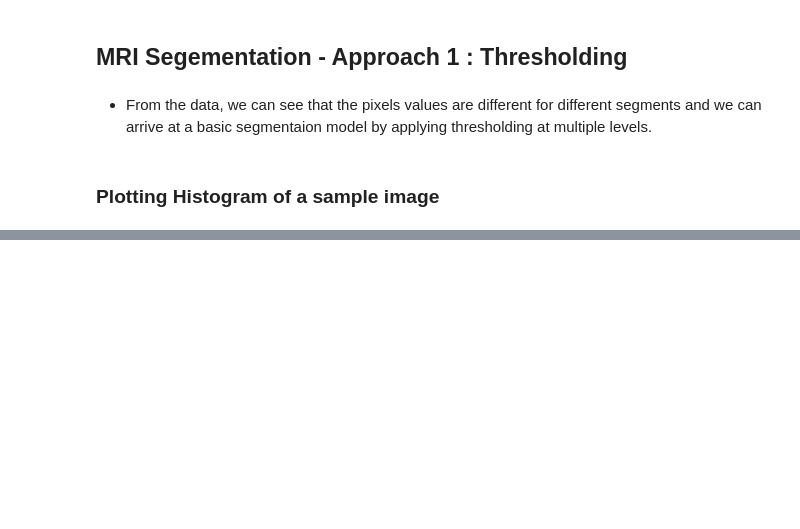
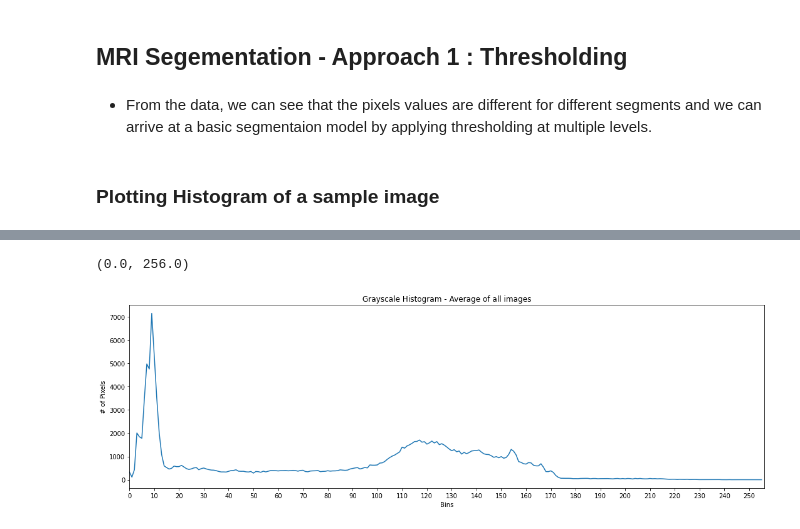
Before and after one commit to Sreekiranar/bham_cvcw, a Jupyter notebook: Computer_Vision_coursework_v2.ipynb, the cells around one changed output, grey strips where cells are left out. Drawn from its saved outputs; the diff is of its cells as text; code cells hidden in the pictures; blank space fills up the shorter version.

```diff
--- a/Computer_Vision_coursework_v2.ipynb
+++ b/Computer_Vision_coursework_v2.ipynb
@@ -161,0 +172,14 @@ plt.xlim([0, 256])
+# %%
+hist = cv2.calcHist([avg_image], [0], None, [256], [0, 256])
+plt.rcParams["figure.figsize"] = [15,5]
+plt.rcParams["figure.autolayout"] = True
+plt.figure()
+plt.title("Grayscale Histogram - Average of all images")
+plt.xlabel("Bins")
+plt.xticks(list(range(0,255,10)))
+plt.ylabel("# of Pixels")
+plt.plot(hist)
+plt.xlim([0, 256])
+# %% [output]
+(0.0, 256.0)
+[figure, added]
```
Also changed, not shown: parts of 6 cells of this notebook.
